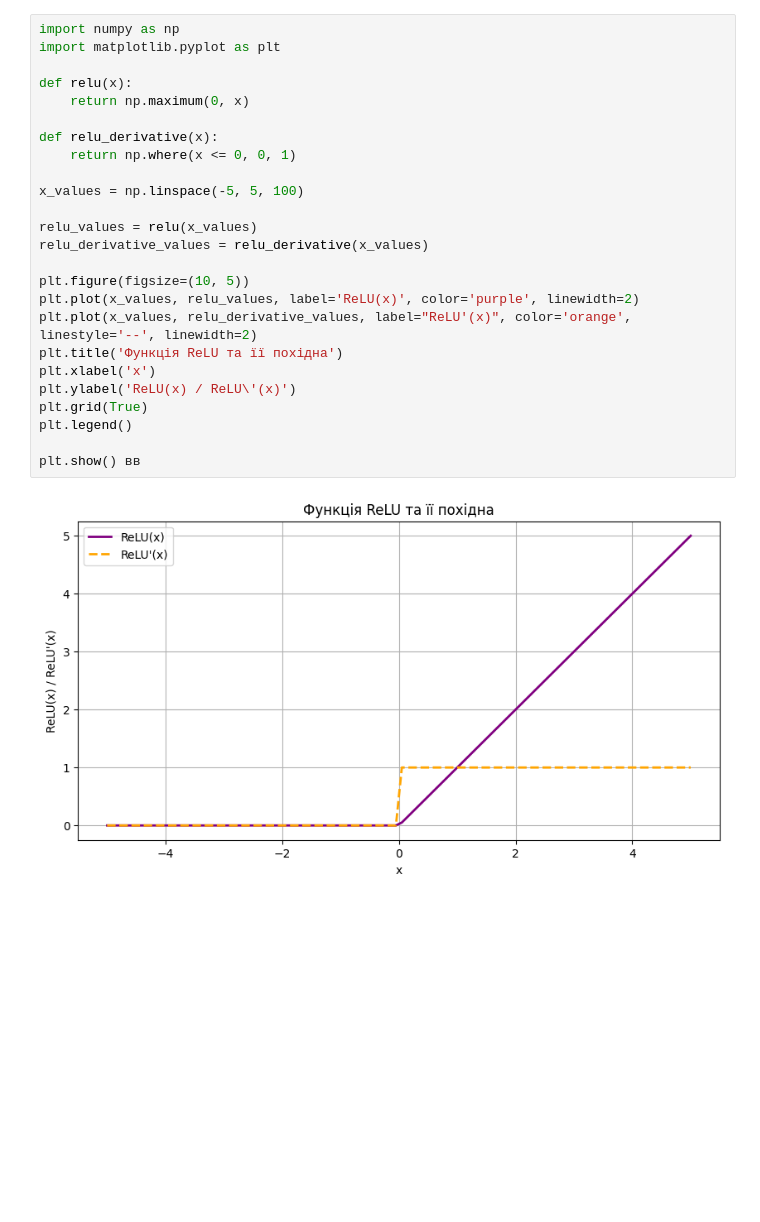
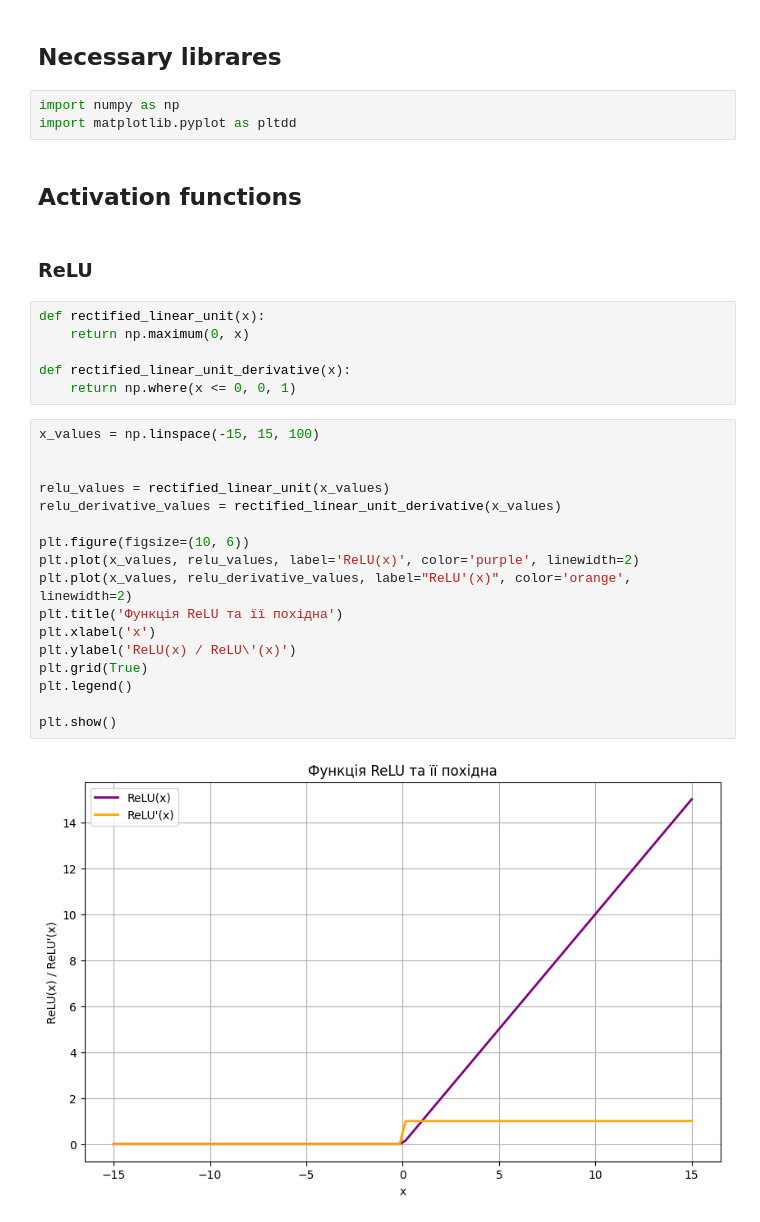
Before and after one commit to Dmytro04062004/DataVisualisation, a Jupyter notebook: lab1.ipynb, the cells around one changed output. Saved outputs shown, nothing was run; the diff lists cells and outputs as text; blank space fills up the shorter version.

```diff
--- a/lab1.ipynb
+++ b/lab1.ipynb
@@ -1,29 +1,36 @@
 # %% [markdown]
 <a href="https://colab.research.google.com/github/Dmytro04062004/Deep-Learning/blob/main/lab1.ipynb" target="_parent"><img src="https://colab.research.google.com/assets/colab-badge.svg" alt="Open In Colab"/></a>
+# %% [markdown]
+## Necessary librares
+# %%
+import numpy as np
+import matplotlib.pyplot as pltdd
+# %% [markdown]
+## Activation functions
+# %% [markdown]
+### ReLU
+# %%
+def rectified_linear_unit(x):
+    return np.maximum(0, x)
+
+def rectified_linear_unit_derivative(x):
+    return np.where(x <= 0, 0, 1)
 # %%
-import numpy as np
-import matplotlib.pyplot as plt
+x_values = np.linspace(-15, 15, 100)
 
-def relu(x):
-    return np.maximum(0, x)
 
-def relu_derivative(x):
-    return np.where(x <= 0, 0, 1)
+relu_values = rectified_linear_unit(x_values)
+relu_derivative_values = rectified_linear_unit_derivative(x_values)
 
-x_values = np.linspace(-5, 5, 100)
-
-relu_values = relu(x_values)
-relu_derivative_values = relu_derivative(x_values)
-
-plt.figure(figsize=(10, 5))
+plt.figure(figsize=(10, 6))
 plt.plot(x_values, relu_values, label='ReLU(x)', color='purple', linewidth=2)
-plt.plot(x_values, relu_derivative_values, label="ReLU'(x)", color='orange', linestyle='--', linewidth=2)
+plt.plot(x_values, relu_derivative_values, label="ReLU'(x)", color='orange', linewidth=2)
 plt.title('Функція ReLU та її похідна')
 plt.xlabel('x')
 plt.ylabel('ReLU(x) / ReLU\'(x)')
 plt.grid(True)
 plt.legend()
 
-plt.show() вв
+plt.show()
 # %% [output]
-[figure, old version]
+[figure, new version]
```
Also changed, not shown: parts of 23 cells of this notebook.
